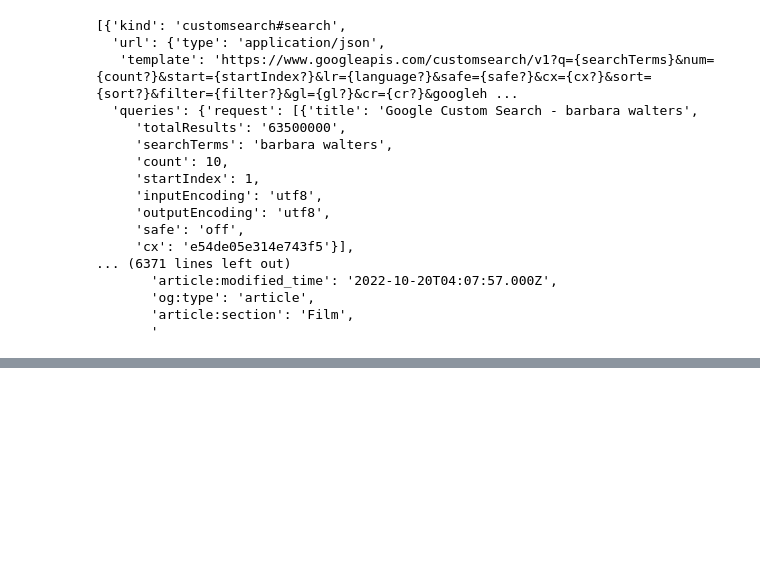
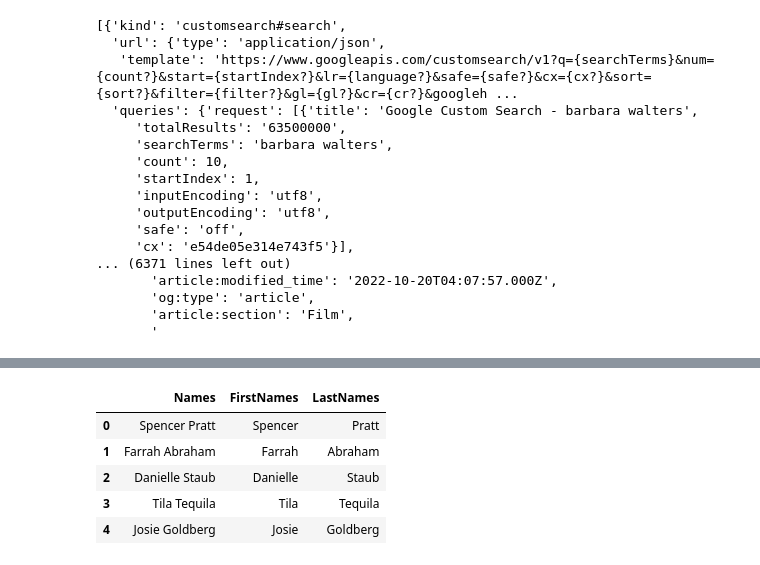
Before and after one commit to gtokusum/Arrival-Google-Search, a Jupyter notebook: displayLink.ipynb, the cells around one changed output, grey strips where cells are left out. Saved outputs shown, nothing was run; the diff lists cells and outputs as text; code cells hidden in the pictures; blank space fills up the shorter version.

```diff
--- a/displayLink.ipynb
+++ b/displayLink.ipynb
@@ -138,3 +138,5 @@ datajson
                 'www.tvinsider.com':5,'nypost.com':8,'www.themoviedb.org':7,'www.celebritynetworth.com':6,'www.tvguide.com':6,
                 'ew.com':6,'www.thefamouspeople.com':8,'www.newyorker.com':8,'www.britannica.com':8,'www.investopedia.com':5,'abc.com':10,
                 'www.cnbc.com':10,'www.nbc.com':10,'www.pbs.org':10,'www.espn.com':10,'www.biography.com':8,'www.newsweek.com':6,'www.cbsnews.com':10} # add the rest of links
+# %%
+df = pd.read_excel('names.xlsx')
@@ -140,0 +152,18 @@ datajson
+# %%
+firstnames = []
+lastnames = []
+for i in df['Names']:
+    splitnames = i.split(" ")
+    firstnames.append(splitnames[0])
+    lastnames.append(splitnames[1])
+df['FirstNames'] = firstnames
+df['LastNames'] = lastnames
+# %%
+df.head()
+# %% [output]
+|  | Names | FirstNames | LastNames |
+| 0 | Spencer Pratt | Spencer | Pratt |
+| 1 | Farrah Abraham | Farrah | Abraham |
+| 2 | Danielle Staub | Danielle | Staub |
+| 3 | Tila Tequila | Tila | Tequila |
+| 4 | Josie Goldberg | Josie | Goldberg |
```
Also changed, not shown: parts of 2 cells of this notebook, 1 other file.
